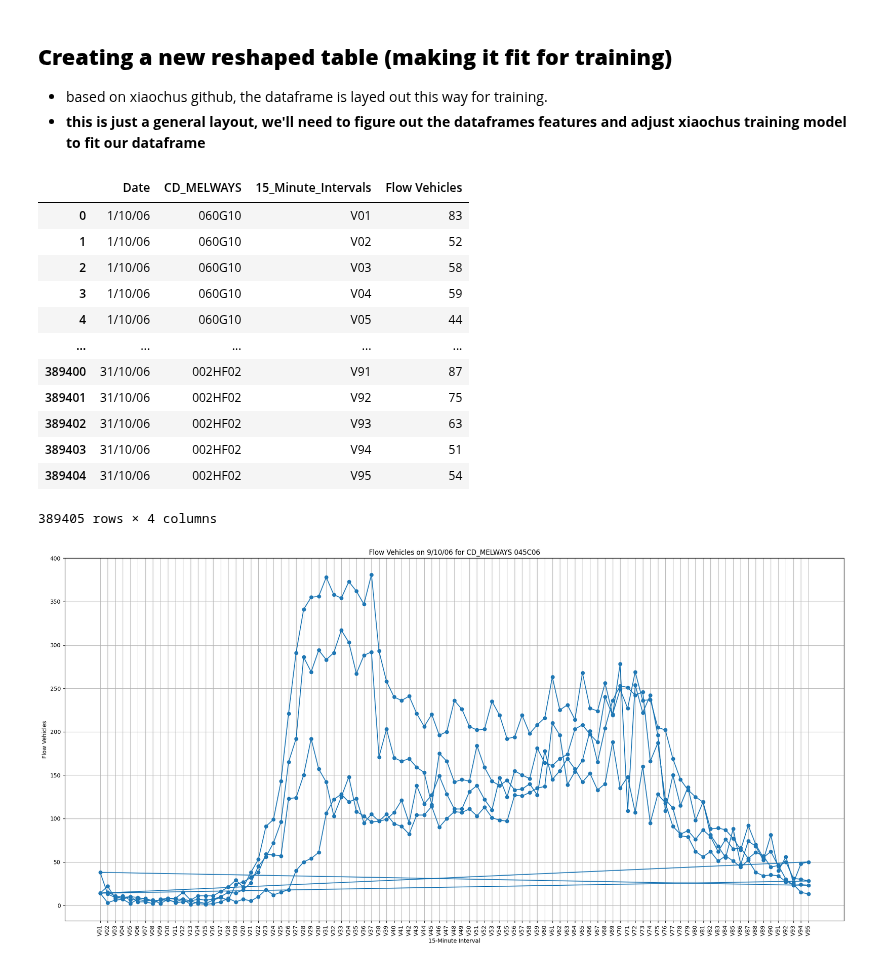
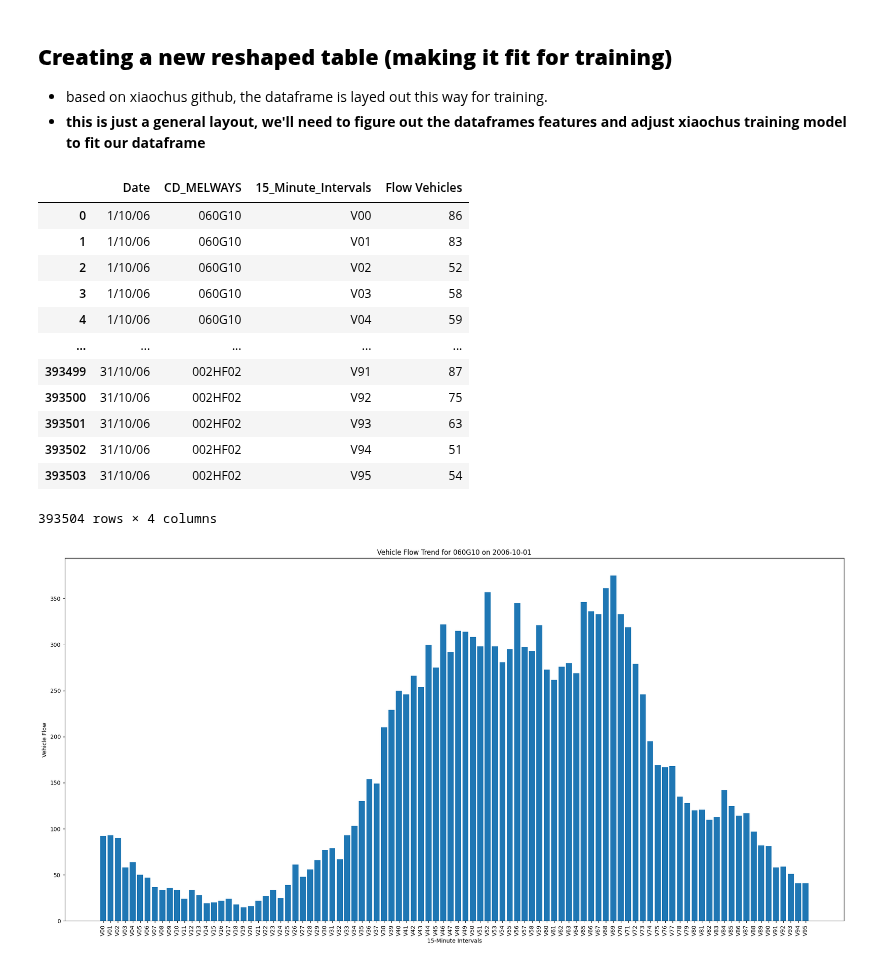
Before and after one commit to hengrvisal/Traffic-Flow-Prediction-System-TPFS, a Jupyter notebook: processing_data.ipynb, the cells around one changed output. Cells and saved outputs as stored; diff of their text form; code cells hidden in the pictures.

```diff
--- a/processing_data.ipynb
+++ b/processing_data.ipynb
@@ -90,7 +90,7 @@ for i in range(len(ml_train_october)):
     # extract the relevant columns
     date = ml_train_october.iloc[i]['Date']
     cd_melways = ml_train_october.iloc[i]['CD_MELWAYS']
-    flow_data = ml_train_october.iloc[i, 3:] #extracting V00 - V95 columns
+    flow_data = ml_train_october.iloc[i, 2:] #extracting V00 - V95 columns
 
     # create a temporary dataframe for this row's data
     temp_df = pd.DataFrame({
@@ -106,42 +106,52 @@ for i in range(len(ml_train_october)):
 final_df_scats_october
 # %% [output]
 |  | Date | CD_MELWAYS | 15_Minute_Intervals | Flow Vehicles |
-| 0 | 1/10/06 | 060G10 | V01 | 83 |
-| 1 | 1/10/06 | 060G10 | V02 | 52 |
-| 2 | 1/10/06 | 060G10 | V03 | 58 |
-| 3 | 1/10/06 | 060G10 | V04 | 59 |
-| 4 | 1/10/06 | 060G10 | V05 | 44 |
+| 0 | 1/10/06 | 060G10 | V00 | 86 |
+| 1 | 1/10/06 | 060G10 | V01 | 83 |
+| 2 | 1/10/06 | 060G10 | V02 | 52 |
+| 3 | 1/10/06 | 060G10 | V03 | 58 |
+| 4 | 1/10/06 | 060G10 | V04 | 59 |
 | ... | ... | ... | ... | ... |
-| 389400 | 31/10/06 | 002HF02 | V91 | 87 |
-| 389401 | 31/10/06 | 002HF02 | V92 | 75 |
-| 389402 | 31/10/06 | 002HF02 | V93 | 63 |
-| 389403 | 31/10/06 | 002HF02 | V94 | 51 |
-| 389404 | 31/10/06 | 002HF02 | V95 | 54 |
+| 393499 | 31/10/06 | 002HF02 | V91 | 87 |
+| 393500 | 31/10/06 | 002HF02 | V92 | 75 |
+| 393501 | 31/10/06 | 002HF02 | V93 | 63 |
+| 393502 | 31/10/06 | 002HF02 | V94 | 51 |
+| 393503 | 31/10/06 | 002HF02 | V95 | 54 |
-389405 rows × 4 columns
+393504 rows × 4 columns
 # %%
+# It seems the previous session variables are not available, so let's reload the data and filtered dataframe
+
+import pandas as pd
 import matplotlib.pyplot as plt
 
-# Now, let's plot the data, including filtering by Date and CD_MELWAYS
-selected_date = '9/10/06'  # Example of filtering for a specific date
-selected_cd_melways = '045C06'  # Example of filtering for a specific CD_MELWAYS
+# # Load the CSV file
+# file_path = '/mnt/data/Out_9.csv'
+# data = pd.read_csv(file_path)
 
-# Filter the data based on the selected date and CD_MELWAYS
-filtered_data = final_df_scats_october[(final_df_scats_october['Date'] == selected_date) &
-                                  (final_df_scats_october['CD_MELWAYS'] == selected_cd_melways)]
+# Convert 'Date' and 'Flow Vehicles' columns to appropriate data types
+final_df_scats_october['Date'] = pd.to_datetime(final_df_scats_october['Date'], format='%d/%m/%y')
+final_df_scats_october['Flow Vehicles'] = pd.to_numeric(final_df_scats_october['Flow Vehicles'], errors='coerce')
 
-# Plotting the filtered data
+# Filtering criteria
+selected_date = '2006-10-01'
+selected_cd_melways = '060G10'
+
+# Filter the data based on the selected date and CD_MELWAYS value
+filtered_data = final_df_scats_october[(final_df_scats_october['Date'] == selected_date) & (final_df_scats_october['CD_MELWAYS'] == selected_cd_melways)]
+
+# Re-plot the vehicle flow trend without point markers
+# Re-plot the vehicle flow trend using a bar plot to avoid the straight line issue
 plt.figure(figsize=(20, 10))
-plt.plot(filtered_data['15_Minute_Intervals'], filtered_data['Flow Vehicles'], marker='o')
+plt.bar(filtered_data['15_Minute_Intervals'], filtered_data['Flow Vehicles'])
+plt.xlabel('15-Minute Intervals')
+plt.ylabel('Vehicle Flow')
+plt.title(f'Vehicle Flow Trend for {selected_cd_melways} on {selected_date}')
+plt.xticks(rotation=90)  # Rotate the x-axis labels for better readability
+# plt.grid(True)
 
-plt.title(f'Flow Vehicles on {selected_date} for CD_MELWAYS {selected_cd_melways}')
-plt.xlabel('15-Minute Interval')
-plt.ylabel('Flow Vehicles')
-plt.xticks(rotation=90)
-plt.grid(True)
-
-# Display the plot
+# Show the plot
 plt.tight_layout()
 plt.show()
 # %% [output]
-[figure, old version]
+[figure, new version]
 # %%
```
Also changed, not shown: parts of 1 cell of this notebook.
